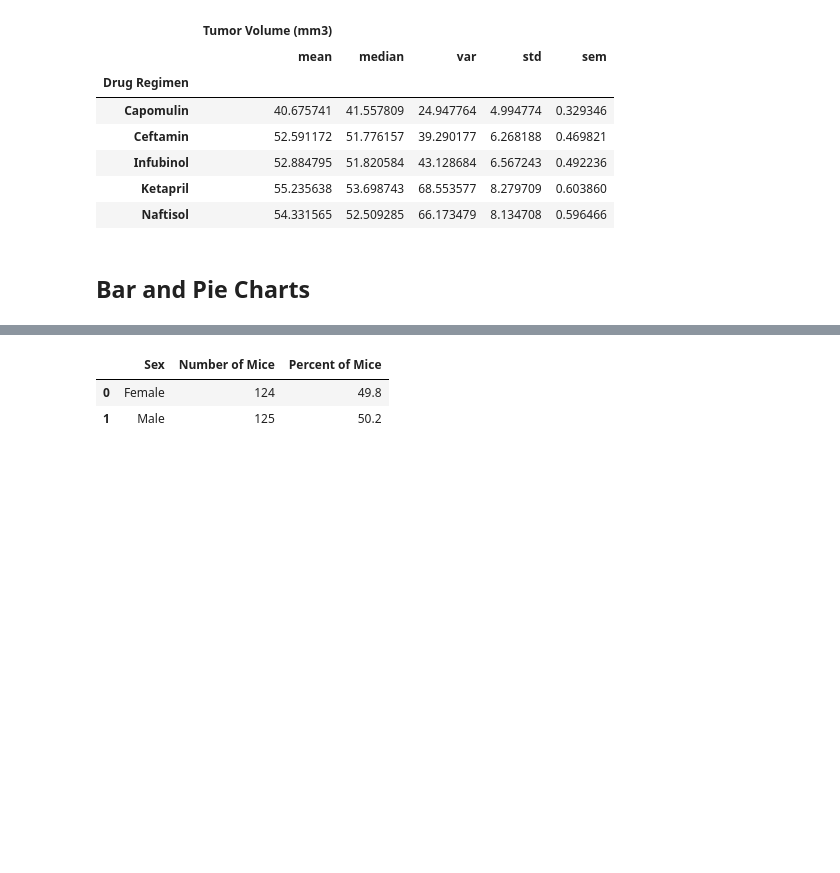
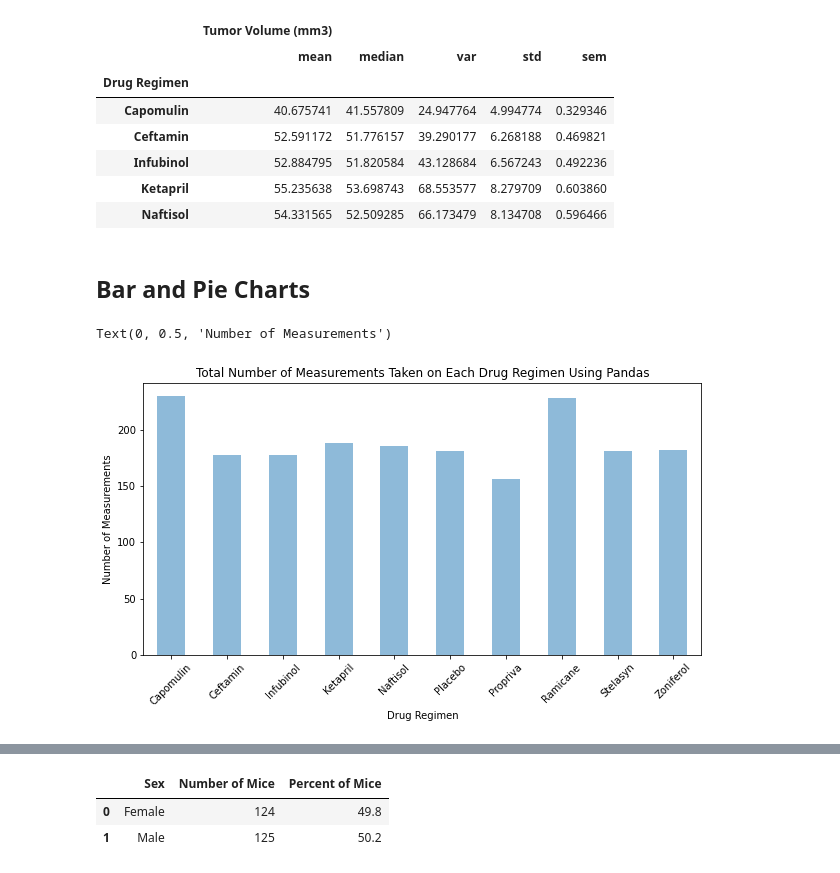
Before and after one commit to eukestad/Pymaceuticals-Capomulin-Review, a Jupyter notebook: Pymaceuticals/pymaceuticals_starter.ipynb, the cells around one changed output, grey strips where cells are left out. Drawn from its saved outputs; the diff is of its cells as text; code cells hidden in the pictures; blank space fills up the shorter version.

Commit message:
saving bar charts

```diff
--- a/Pymaceuticals/pymaceuticals_starter.ipynb
+++ b/Pymaceuticals/pymaceuticals_starter.ipynb
@@ -139,0 +136,11 @@ regimenGroupsAgg.head()
+# %%
+# Generate a bar plot showing the total number of measurements taken on each drug regimen using pandas.
+
+regimenMeasurements = cleanedData.groupby("Drug Regimen").agg({"Timepoint":'count'})
+
+pandasMeasurements = regimenMeasurements.plot.bar(figsize=(10,5), alpha=0.5, align="center", legend=False, title="Total Number of Measurements Taken on Each Drug Regimen Using Pandas")
+pandasMeasurements.set_xticklabels(regimenMeasurements.index, rotation=45)
+plt.ylabel("Number of Measurements")
+# %% [output]
+Text(0, 0.5, 'Number of Measurements')
+[figure, added]
```
Also changed, not shown: parts of 4 cells of this notebook.
